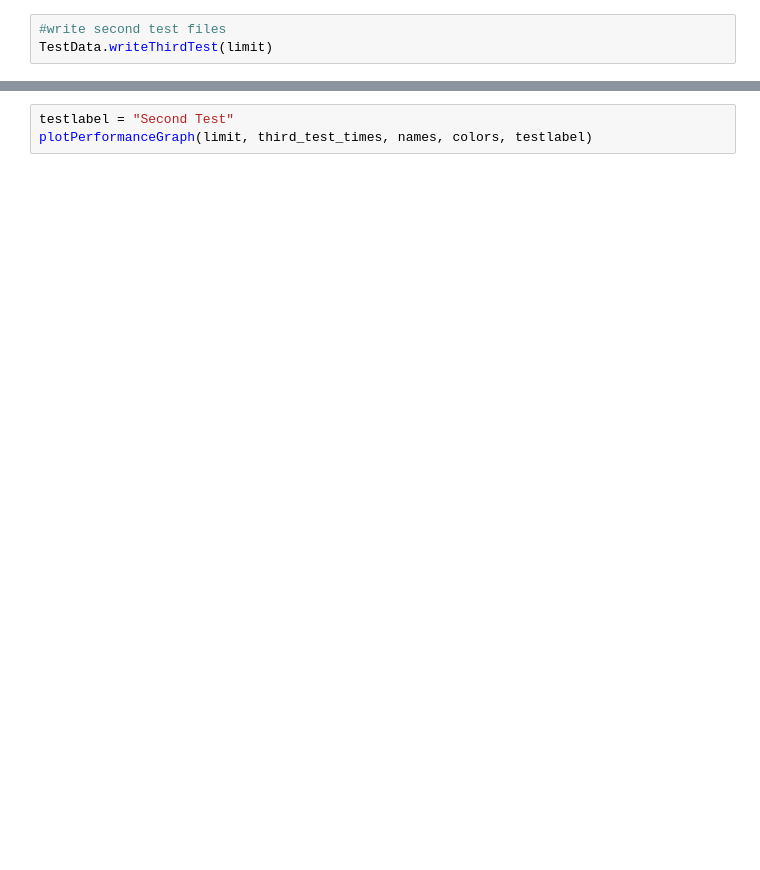
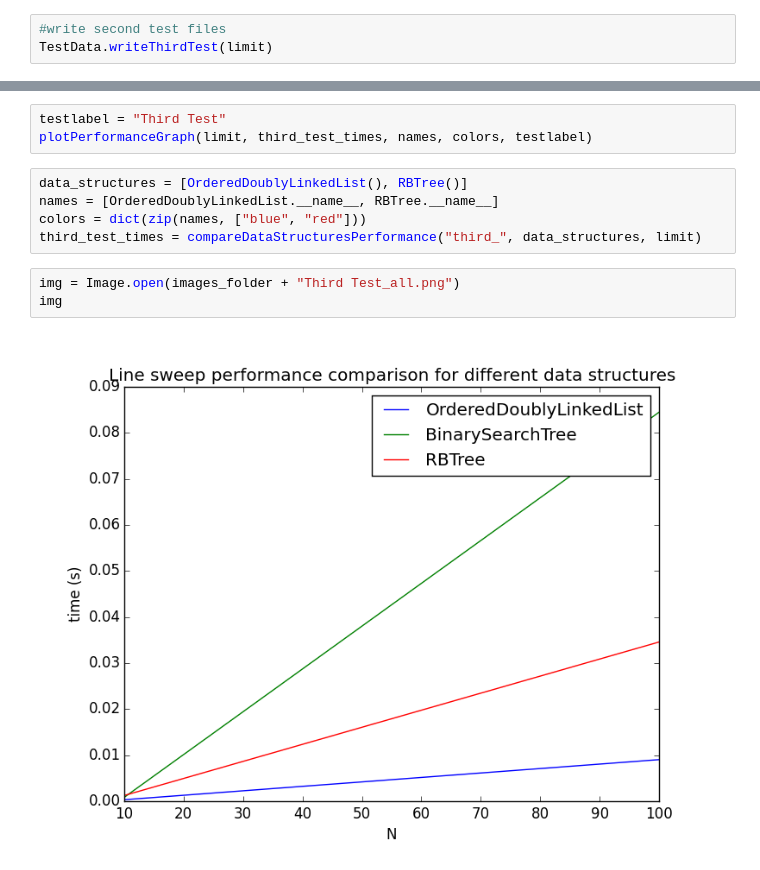
Before and after one commit to hallpaz/Algorithms-Course-IMPA-2015, a Jupyter notebook: assignments/intersection/intersection_report.ipynb, the cells around one changed output, grey strips where cells are left out. Drawn from its saved outputs; the diff is of its cells as text; blank space fills up the shorter version.

```diff
--- a/assignments/intersection/intersection_report.ipynb
+++ b/assignments/intersection/intersection_report.ipynb
@@ -60,3 +60,13 @@ RuntimeError: maximum recursion depth exceeded
 # %%
-testlabel = "Second Test"
+testlabel = "Third Test"
 plotPerformanceGraph(limit, third_test_times, names, colors, testlabel)
+# %%
+data_structures = [OrderedDoublyLinkedList(), RBTree()]
+names = [OrderedDoublyLinkedList.__name__, RBTree.__name__]
+colors = dict(zip(names, ["blue", "red"]))
+third_test_times = compareDataStructuresPerformance("third_", data_structures, limit)
+# %%
+img = Image.open(images_folder + "Third Test_all.png")
+img
+# %% [output]
+[figure, added]
```
Also changed, not shown: parts of 12 cells of this notebook, 9 other files.
